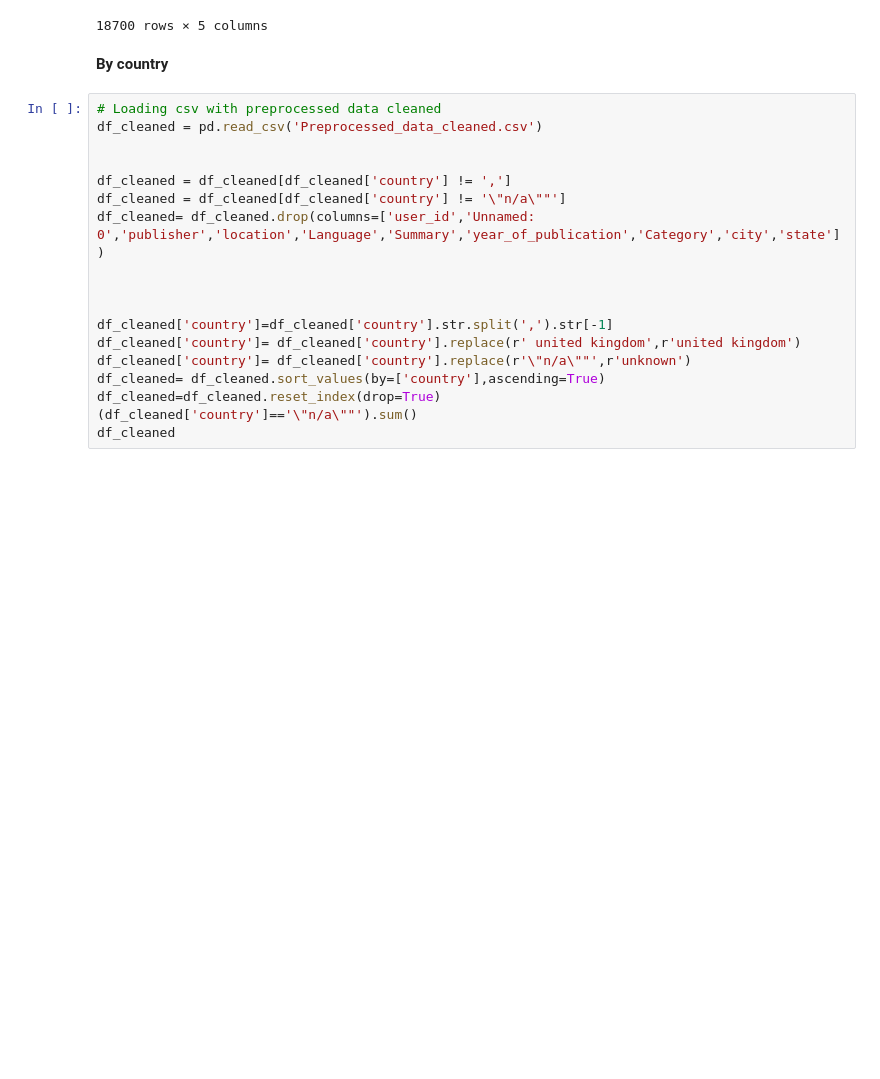
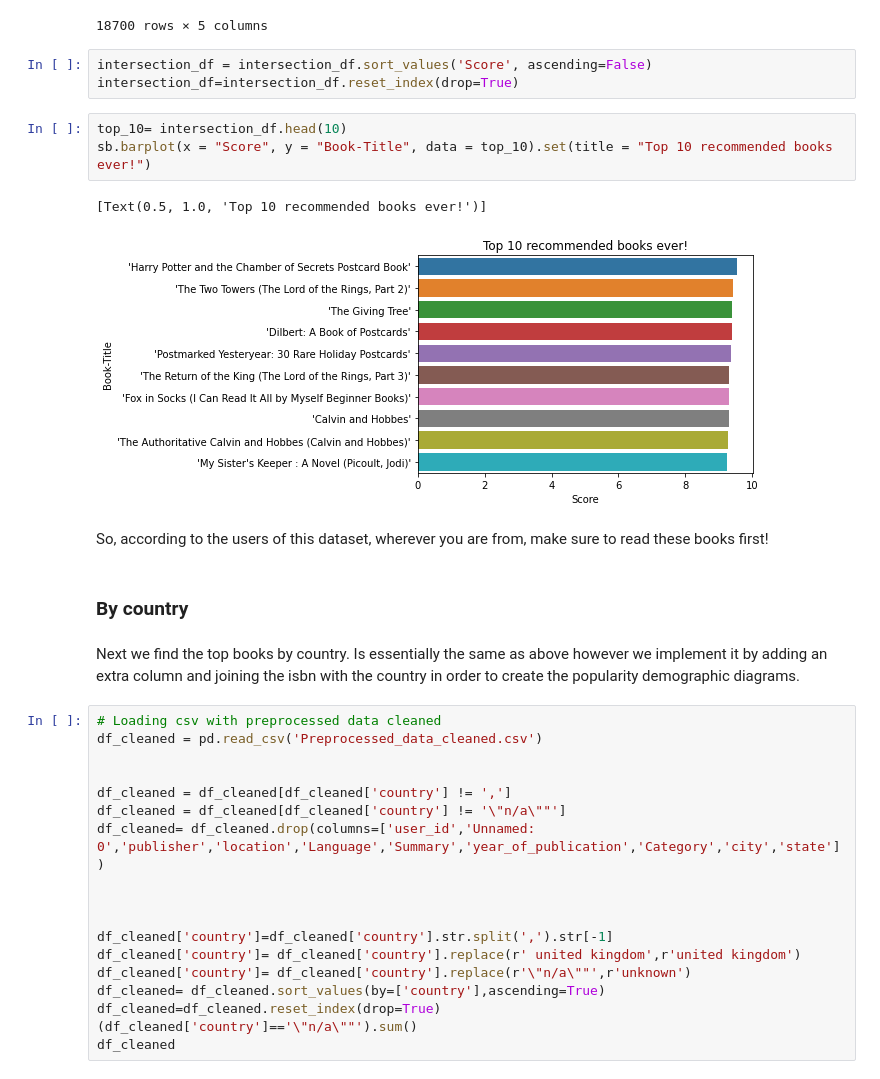
Before and after one commit to marinaepitropaki/BookRecommendationSystem, a Jupyter notebook: BookRecommendationSystem.ipynb, the cells around one changed output. Saved outputs shown, nothing was run; the diff lists cells and outputs as text; blank space fills up the shorter version.

Commit message:
completed demographic filtering

```diff
--- a/BookRecommendationSystem.ipynb
+++ b/BookRecommendationSystem.ipynb
@@ -184,8 +184,21 @@ intersection_df
 | 18698 | 0395401461 | 'Miss Nelson Is Missing!' | 4 | 7.500000 | 7.576630 |
 | 18699 | 0394757645 | 'Trouble Is My Business (Vintage ... | 4 | 7.750000 | 7.701630 |
 18700 rows × 5 columns
+# %%
+intersection_df = intersection_df.sort_values('Score', ascending=False)
+intersection_df=intersection_df.reset_index(drop=True)
+# %%
+top_10= intersection_df.head(10)
+sb.barplot(x = "Score", y = "Book-Title", data = top_10).set(title = "Top 10 recommended books ever!")
+# %% [output]
+[Text(0.5, 1.0, 'Top 10 recommended books ever!')]
+[figure, added]
+# %% [markdown]
+So, according to the users of this dataset, wherever you are from, make sure to read these books first!
 # %% [markdown]
-__By country__
+### By country
+# %% [markdown]
+Next we find the top books by country. Is essentially the same as above however we implement it by adding an extra column and joining the isbn with the country in order to create the popularity demographic diagrams.
 # %%
 # Loading csv with preprocessed data cleaned
 df_cleaned = pd.read_csv('Preprocessed_data_cleaned.csv')
```
Also changed, not shown: parts of 9 cells of this notebook.
